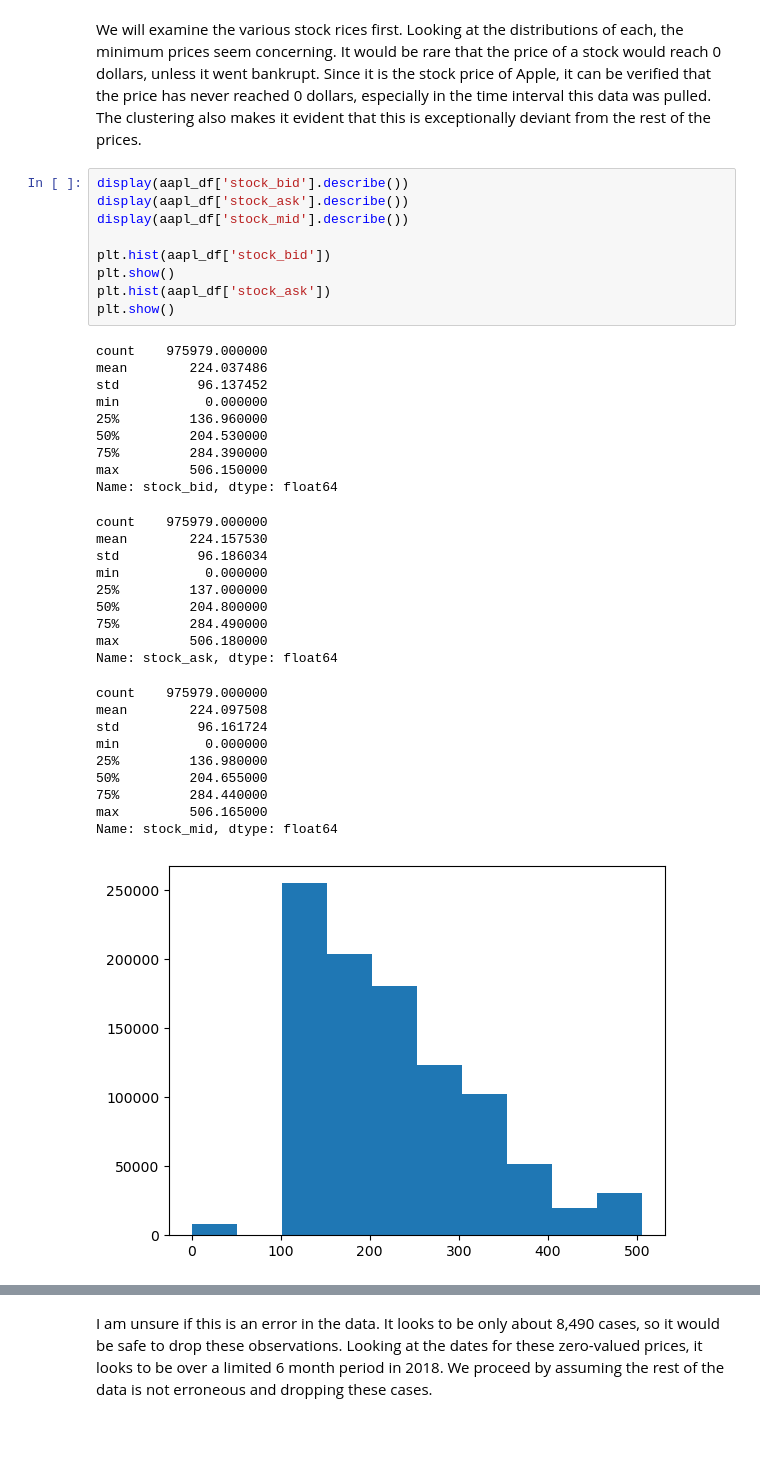
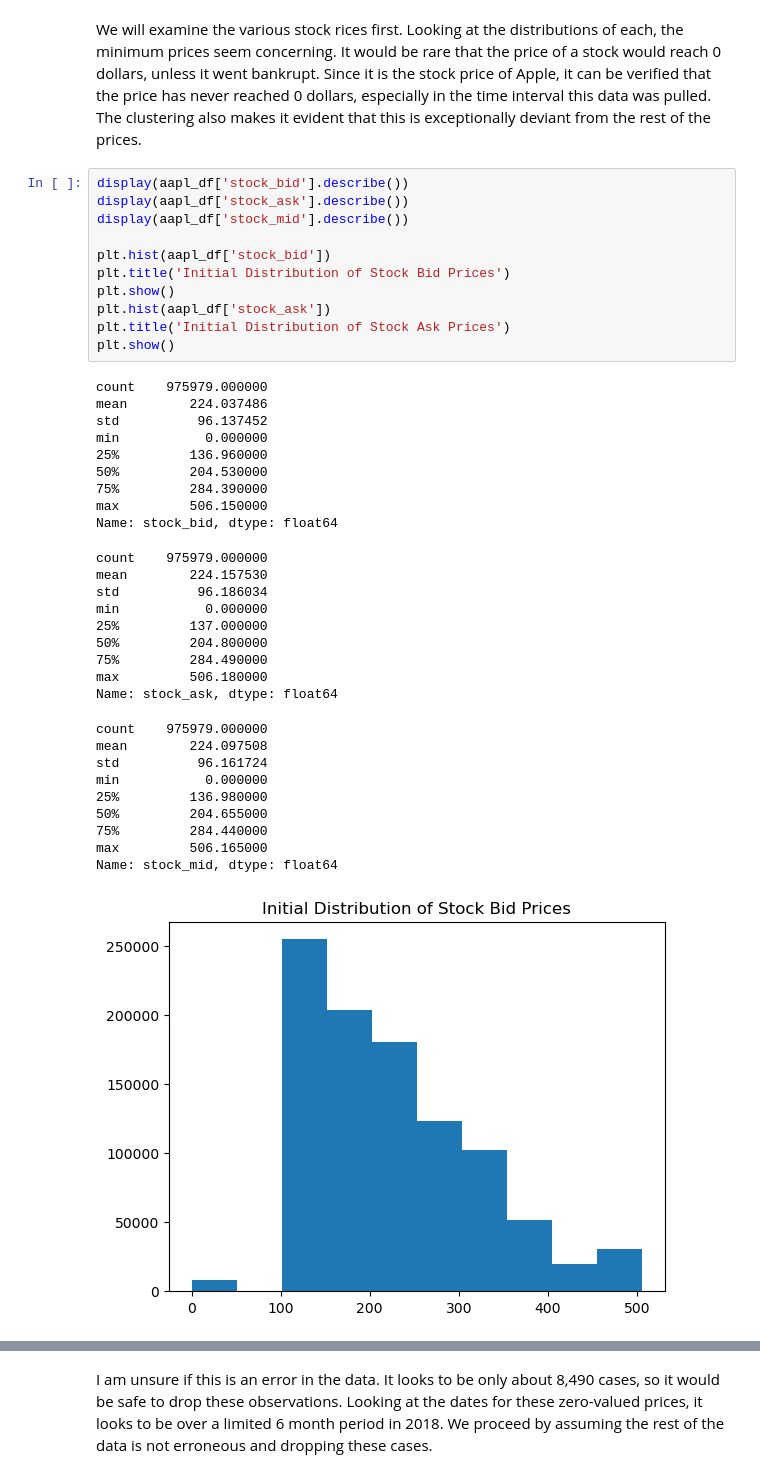
Before and after one commit to jul-ian/ml-derivatives, a Jupyter notebook: notebooks/0_EDA_and_cleaning.ipynb, the cells around one changed output, grey strips where cells are left out. Saved outputs shown, nothing was run; the diff lists cells and outputs as text; blank space fills up the shorter version.

```diff
--- a/notebooks/0_EDA_and_cleaning.ipynb
+++ b/notebooks/0_EDA_and_cleaning.ipynb
@@ -50,35 +50,37 @@ display(aapl_df['stock_ask'].describe())
 display(aapl_df['stock_mid'].describe())
 
 plt.hist(aapl_df['stock_bid'])
+plt.title('Initial Distribution of Stock Bid Prices')
 plt.show()
 plt.hist(aapl_df['stock_ask'])
+plt.title('Initial Distribution of Stock Ask Prices')
 plt.show()
 # %% [output]
 count    975979.000000
 mean        224.037486
 std          96.137452
 min           0.000000
 25%         136.960000
 50%         204.530000
 75%         284.390000
 max         506.150000
 Name: stock_bid, dtype: float64
 count    975979.000000
 mean        224.157530
 std          96.186034
 min           0.000000
 25%         137.000000
 50%         204.800000
 75%         284.490000
 max         506.180000
 Name: stock_ask, dtype: float64
 count    975979.000000
 mean        224.097508
 std          96.161724
 min           0.000000
 25%         136.980000
 50%         204.655000
 75%         284.440000
 max         506.165000
 Name: stock_mid, dtype: float64
-[figure, old version]
+[figure, new version]
```
Also changed, not shown: parts of 3 cells of this notebook.
